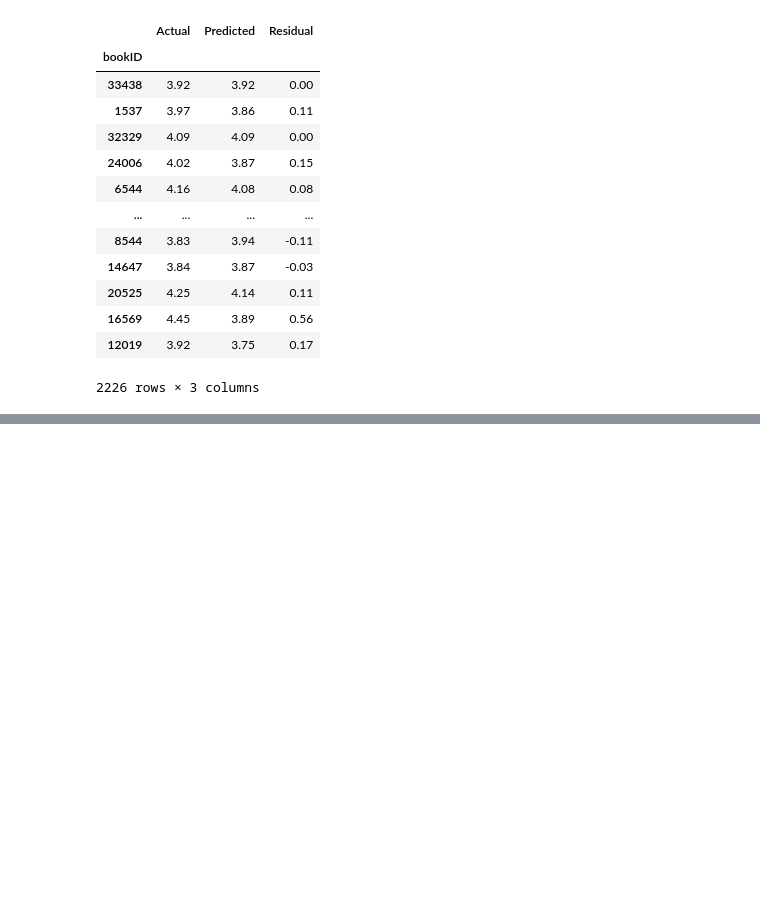
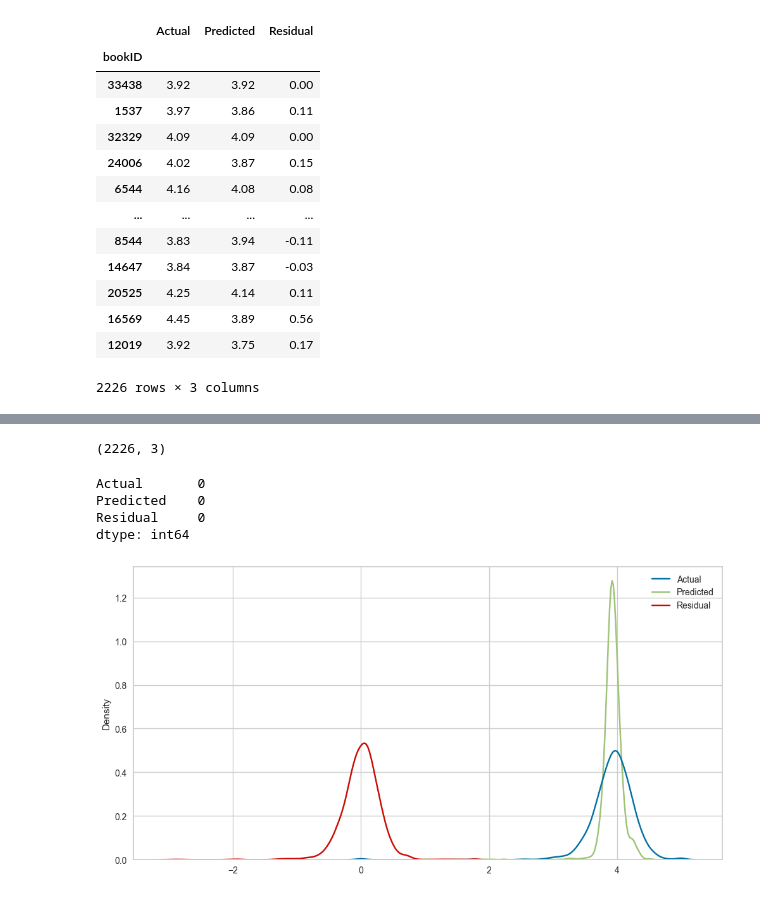
Before and after one commit to tanattiyarungtham/book_rating_project, a Jupyter notebook: book_raing_ML.ipynb, the cells around one changed output, grey strips where cells are left out. Cells and saved outputs as stored; diff of their text form; code cells hidden in the pictures; blank space fills up the shorter version.

```diff
--- a/book_raing_ML.ipynb
+++ b/book_raing_ML.ipynb
@@ -1653,13 +1642,13 @@ And if memory is not enough, you can set `force_col_wise=true`.
 from sklearn.ensemble import HistGradientBoostingRegressor
 from sklearn.pipeline import make_pipeline
 # %%
-model = make_pipeline(MinMaxScaler(), PolynomialFeatures(degree=2), HistGradientBoostingRegressor(random_state=42))
-model.fit(X_train, y_train)
-model.score(X_test, y_test)
+model1 = make_pipeline(MinMaxScaler(), PolynomialFeatures(degree=2), HistGradientBoostingRegressor(random_state=42))
+model1.fit(X_train, y_train)
+model1.score(X_test, y_test)
 # %% [output]
 0.22906900219477289
 # %%
-y_predict = model.predict(X_test)
+y_predict = model1.predict(X_test)
 # %%
 comparison_df= pd.DataFrame({'Actual': y_test, 'Predicted': y_predict, 'Residual': y_test - y_predict})
 # %%
@@ -1681,0 +1696,16 @@ comparison_df
+# %%
+comparison_df.shape
+# %% [output]
+(2226, 3)
+# %%
+comparison_df.isna().sum()
+# %% [output]
+Actual       0
+Predicted    0
+Residual     0
+dtype: int64
+# %%
+plt.figure(figsize=(12, 6))
+sns.kdeplot(comparison_df);
+# %% [output]
+[figure, added]
```
Also changed, not shown: parts of 9 cells of this notebook, 1 other file.
